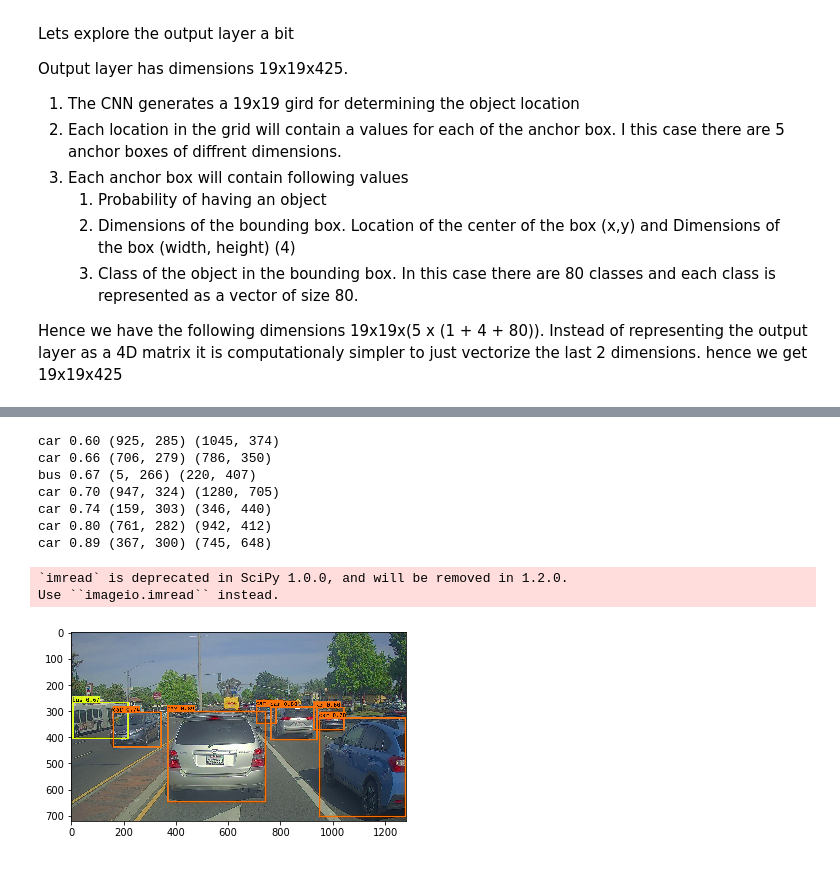
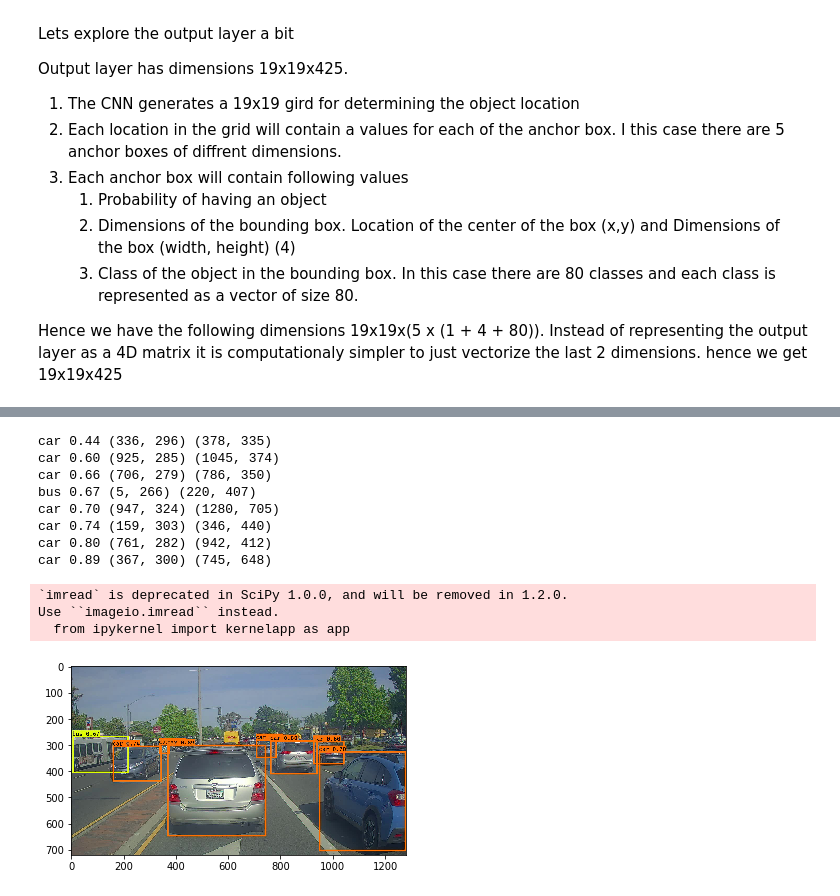
Before and after one commit to cnv1989/DeepLearning, a Jupyter notebook: YOLO/Evaluate.ipynb, the cells around one changed output, grey strips where cells are left out. Drawn from its saved outputs; the diff is of its cells as text; code cells hidden in the pictures.

Commit message:
Refactored a little and tested on more images.

```diff
--- a/YOLO/Evaluate.ipynb
+++ b/YOLO/Evaluate.ipynb
@@ -102,11 +102,11 @@ def non_max_suppression(scores, boxes, classes, max_boxes = 10, iou_threshold =
     classes = K.gather(classes, nms_indices)
     return scores, boxes, classes
 # %%
-def get_boxes(output_layer, anchors, classes, image_shape = (720., 1280.)):
+def get_boxes(output_layer, anchors, classes, image_shape = (720., 1280.), thresholds={}):
     num_classes = len(classes)
     box_centers, box_dims, box_confidence, box_class_probs = unroll_boxes(output_layer, anchors, num_classes)
     boxes = boxes_to_corners(box_centers, box_dims)
-    scores, boxes, classes = filter_boxes(box_confidence, boxes, box_class_probs)
+    scores, boxes, classes = filter_boxes(box_confidence, boxes, box_class_probs, threshold=thresholds.get('filter', 0.6))
     boxes = scale_boxes(boxes, image_shape)
-    scores, boxes, classes = non_max_suppression(scores, boxes, classes)
+    scores, boxes, classes = non_max_suppression(scores, boxes, classes, iou_threshold=thresholds.get('iou', 0.5))
     return  scores, boxes, classes
@@ -117,29 +122,17 @@ from matplotlib.pyplot import imshow
 # %%
-def eval_image():
+def eval_image(image_file, thresholds={}):
     obj_classes = open('./coco_classes.txt', 'r').readlines()
     obj_classes = list(map(lambda cls: cls.strip(), obj_classes))
-    num_classes = 80
+    num_classes = len(obj_classes)
     anchors = [[0.57273, 0.677385], [1.87446, 2.06253], [3.33843, 5.47434], [7.88282, 3.52778], [9.77052, 9.16828]]
     colors = generate_colors(obj_classes)
     sess = K.get_session()
-    image, image_data = preprocess_image("images/test.jpg", model_image_size=(608, 608))
+    image, image_data = preprocess_image(os.path.join("images", image_file), model_image_size=(608, 608))
     model = load_model("./yolo.h5")
-    scores, boxes, classes = get_boxes(model.output, anchors, obj_classes)
+    image_size = image.size
+    scores, boxes, classes = get_boxes(model.output, anchors, obj_classes, thresholds=thresholds, image_shape=(float(image_size[1]), float(image_size[0])))
     [out_scores, out_boxes, out_classes] = sess.run([scores, boxes, classes], feed_dict={model.input: image_data, K.learning_phase(): 0})
     draw_boxes(image, out_scores, out_boxes, out_classes, obj_classes, colors)
-    image.save("test.jpg", quality=90)
-    output_image = scipy.misc.imread("test.jpg")
+    image.save(os.path.join("out", image_file), quality=90)
+    output_image = scipy.misc.imread(os.path.join("out", image_file))
     imshow(output_image)
-# %%
-eval_image()
-# %% [output]
-car 0.60 (925, 285) (1045, 374)
-car 0.66 (706, 279) (786, 350)
-bus 0.67 (5, 266) (220, 407)
-car 0.70 (947, 324) (1280, 705)
-car 0.74 (159, 303) (346, 440)
-car 0.80 (761, 282) (942, 412)
-car 0.89 (367, 300) (745, 648)
-`imread` is deprecated in SciPy 1.0.0, and will be removed in 1.2.0.
-Use ``imageio.imread`` instead.
-[figure, removed]
@@ -145,0 +144,18 @@ Use ``imageio.imread`` instead.
+# %%
+eval_image("test.jpg", thresholds={
+    'filter': 0.4,
+    'iou': 0.5
+})
+# %% [output]
+car 0.44 (336, 296) (378, 335)
+car 0.60 (925, 285) (1045, 374)
+car 0.66 (706, 279) (786, 350)
+bus 0.67 (5, 266) (220, 407)
+car 0.70 (947, 324) (1280, 705)
+car 0.74 (159, 303) (346, 440)
+car 0.80 (761, 282) (942, 412)
+car 0.89 (367, 300) (745, 648)
+`imread` is deprecated in SciPy 1.0.0, and will be removed in 1.2.0.
+Use ``imageio.imread`` instead.
+  from ipykernel import kernelapp as app
+[figure, added]
```
Also changed, not shown: parts of 8 cells of this notebook, 7 other files.
